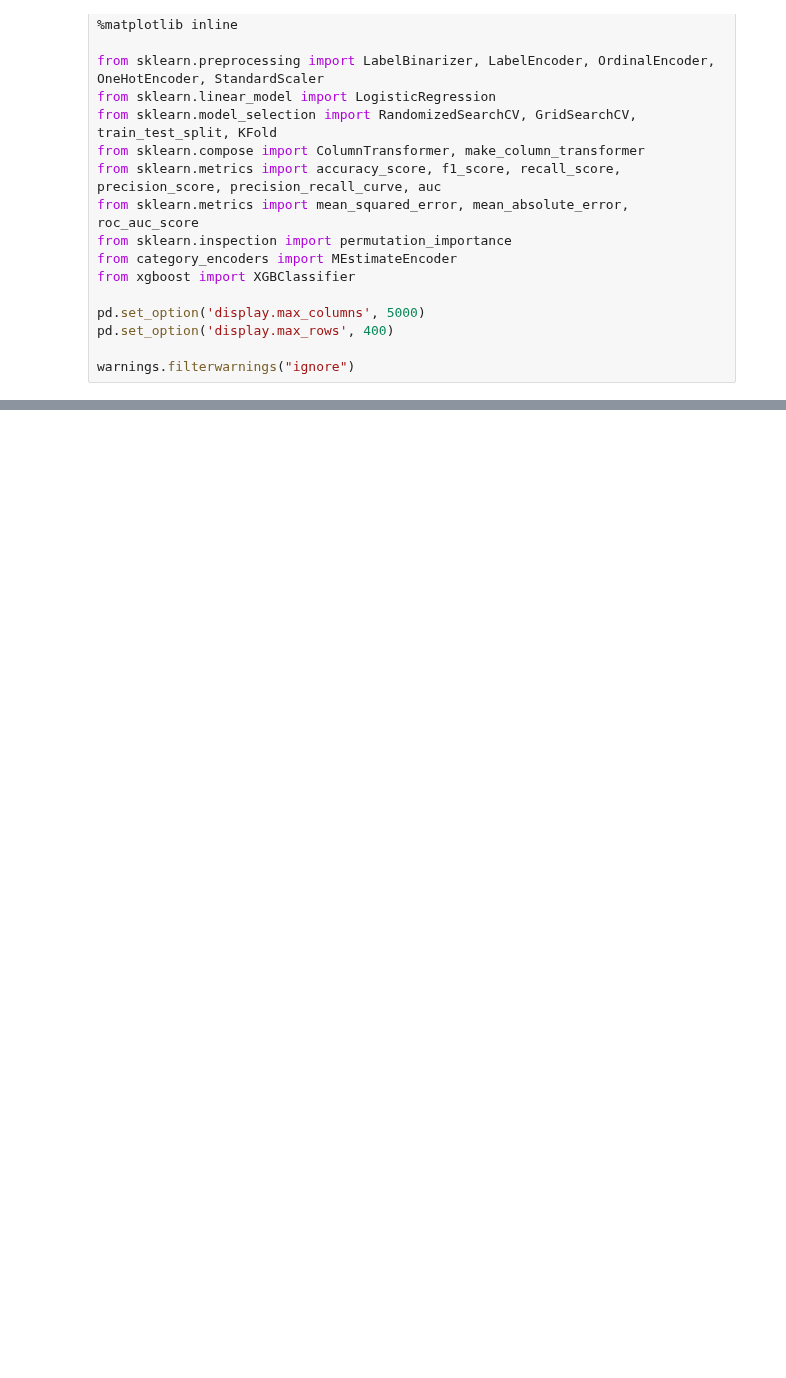
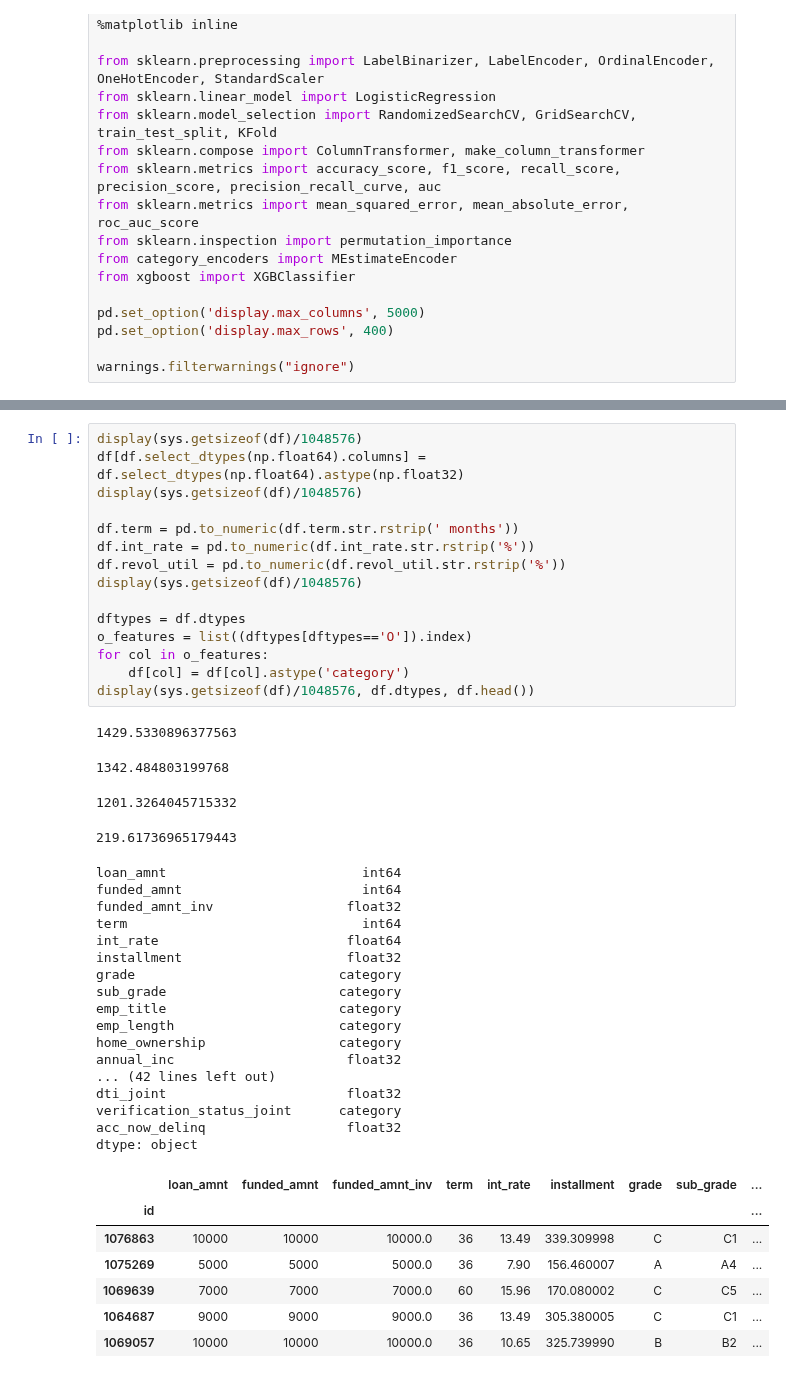
Before and after one commit to MykolaPinchuk/KaggleProjects, a Jupyter notebook: kp102-loandefault.ipynb, the cells around one changed output, grey strips where cells are left out. Drawn from its saved outputs; the diff is of its cells as text; blank space fills up the shorter version.

```diff
--- a/kp102-loandefault.ipynb
+++ b/kp102-loandefault.ipynb
@@ -61,0 +103,44 @@ dtype: object
+# %%
+display(sys.getsizeof(df)/1048576)
+df[df.select_dtypes(np.float64).columns] = df.select_dtypes(np.float64).astype(np.float32)
+display(sys.getsizeof(df)/1048576)
+
+df.term = pd.to_numeric(df.term.str.rstrip(' months'))
+df.int_rate = pd.to_numeric(df.int_rate.str.rstrip('%'))
+df.revol_util = pd.to_numeric(df.revol_util.str.rstrip('%'))
+display(sys.getsizeof(df)/1048576)
+
+dftypes = df.dtypes
+o_features = list((dftypes[dftypes=='O']).index)
+for col in o_features:
+    df[col] = df[col].astype('category')
+display(sys.getsizeof(df)/1048576, df.dtypes, df.head())
+# %% [output]
+1429.5330896377563
+1342.484803199768
+1201.3264045715332
+219.61736965179443
+loan_amnt                         int64
+funded_amnt                       int64
+funded_amnt_inv                 float32
+term                              int64
+int_rate                        float64
+installment                     float32
+grade                          category
+sub_grade                      category
+emp_title                      category
+emp_length                     category
+home_ownership                 category
+annual_inc                      float32
+... (42 lines left out)
+dti_joint                       float32
+verification_status_joint      category
+acc_now_delinq                  float32
+dtype: object
+|  | loan_amnt | funded_amnt | funded_amnt_inv | term | int_rate | installment | grade | sub_grade | ... |
+| id |  |  |  |  |  |  |  |  | ... |
+| 1076863 | 10000 | 10000 | 10000.0 | 36 | 13.49 | 339.309998 | C | C1 | ... |
+| 1075269 | 5000 | 5000 | 5000.0 | 36 | 7.90 | 156.460007 | A | A4 | ... |
+| 1069639 | 7000 | 7000 | 7000.0 | 60 | 15.96 | 170.080002 | C | C5 | ... |
+| 1064687 | 9000 | 9000 | 9000.0 | 36 | 13.49 | 305.380005 | C | C1 | ... |
+| 1069057 | 10000 | 10000 | 10000.0 | 36 | 10.65 | 325.739990 | B | B2 | ... |
```
Also changed, not shown: parts of 6 cells of this notebook.
